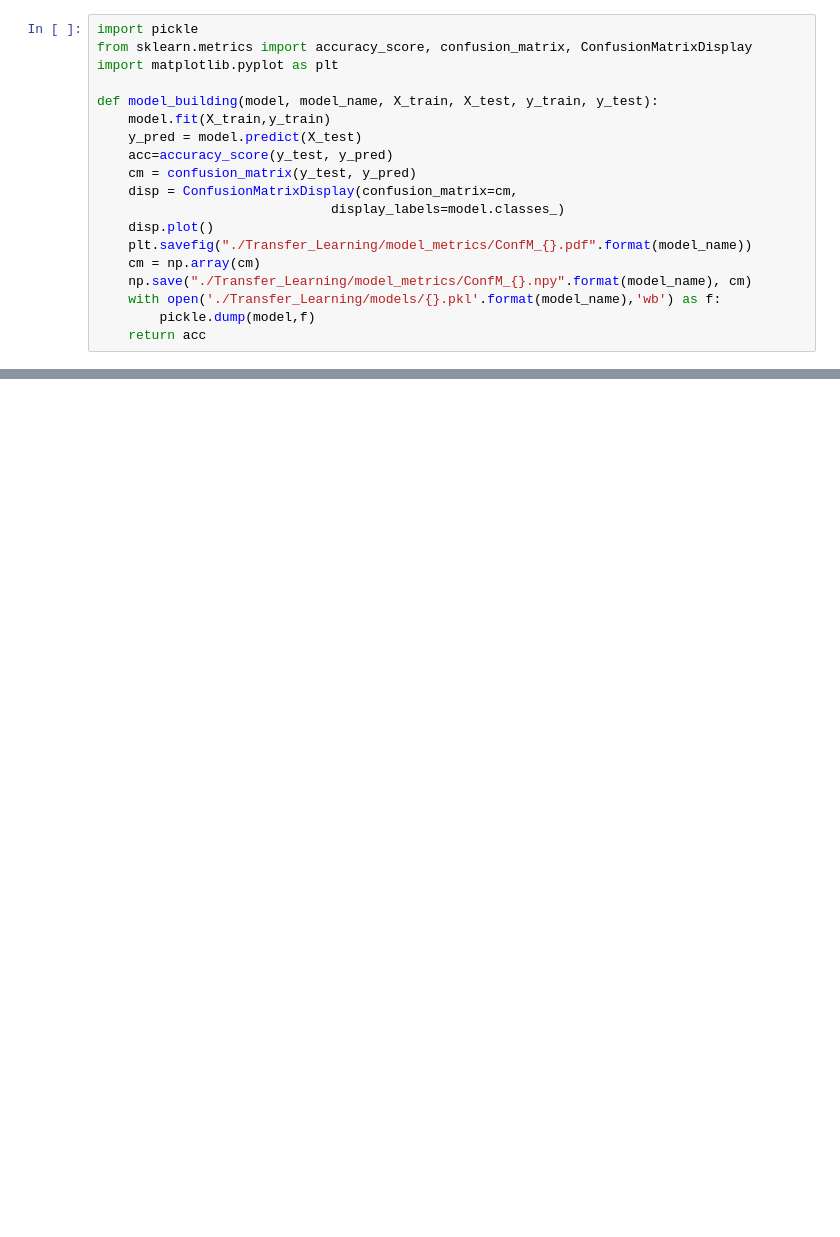
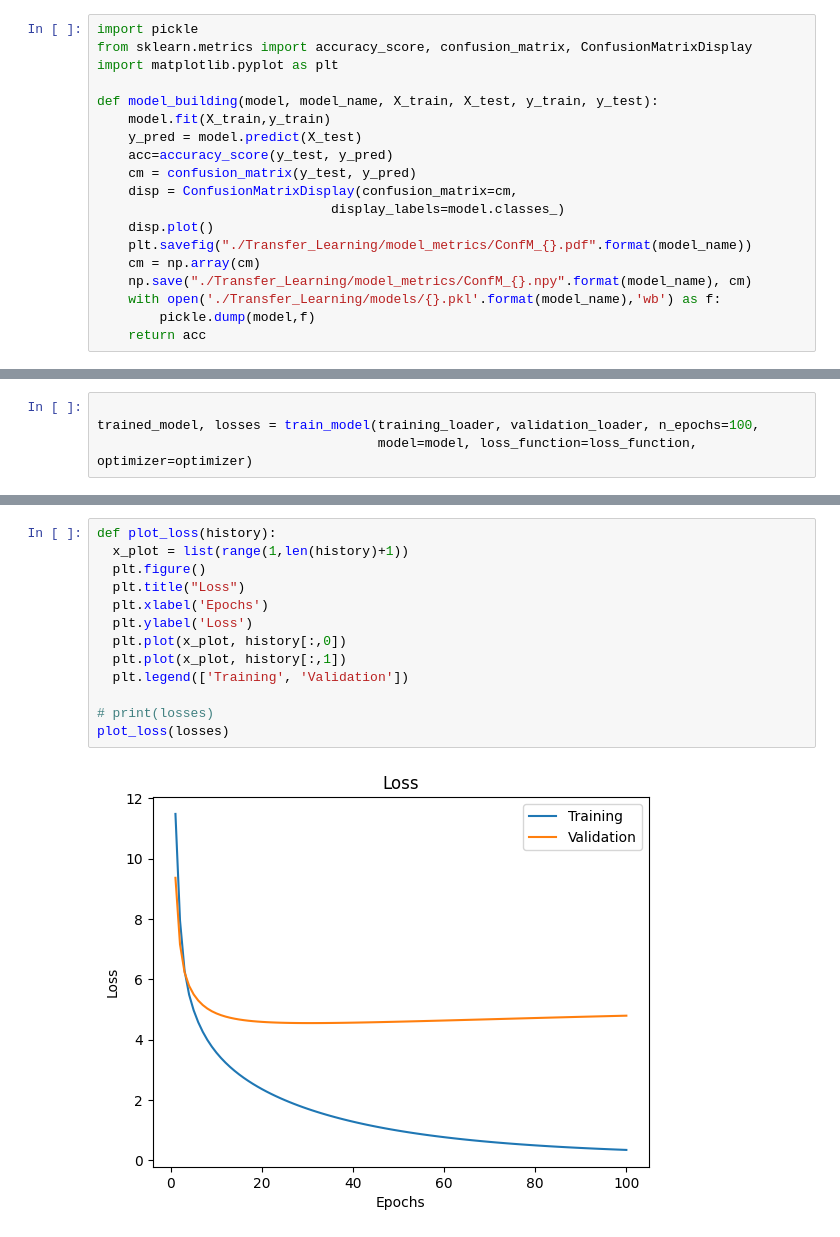
Before and after one commit to Adri261/progettoVIPM, a Jupyter notebook: Transfer_Learning/transfer-learning-with-alexnet.ipynb, the cells around one changed output, grey strips where cells are left out. Drawn from its saved outputs; the diff is of its cells as text; blank space fills up the shorter version.

```diff
--- a/Transfer_Learning/transfer-learning-with-alexnet.ipynb
+++ b/Transfer_Learning/transfer-learning-with-alexnet.ipynb
@@ -312,0 +365,4 @@ with open('./Transfer_Learning/models/{}.pkl'.format(model_name),'wb') as f:
+# %%
+
+trained_model, losses = train_model(training_loader, validation_loader, n_epochs=100,
+                                    model=model, loss_function=loss_function, optimizer=optimizer)
@@ -312,0 +372,15 @@ with open('./Transfer_Learning/models/{}.pkl'.format(model_name),'wb') as f:
+# %%
+def plot_loss(history):
+  x_plot = list(range(1,len(history)+1))
+  plt.figure()
+  plt.title("Loss")
+  plt.xlabel('Epochs')
+  plt.ylabel('Loss')
+  plt.plot(x_plot, history[:,0])
+  plt.plot(x_plot, history[:,1])
+  plt.legend(['Training', 'Validation'])
+
+# print(losses)
+plot_loss(losses)
+# %% [output]
+[figure, added]
```
Also changed, not shown: parts of 20 cells of this notebook, 1 other file.
